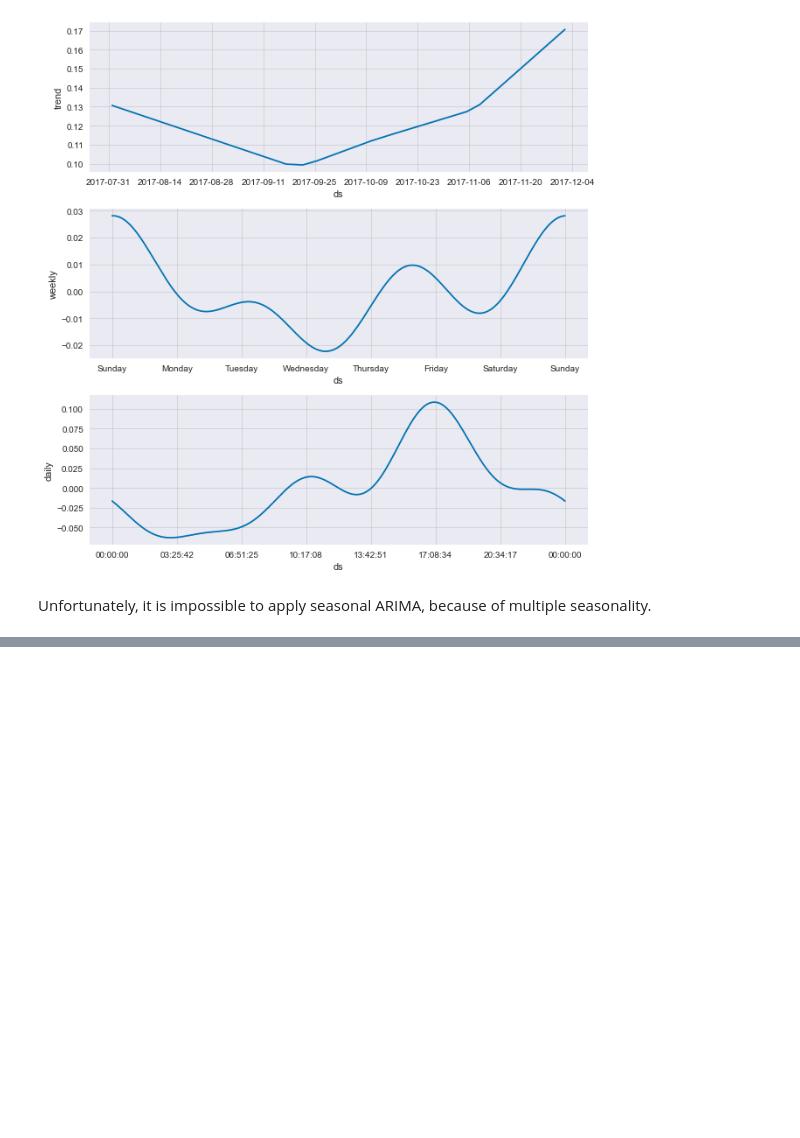
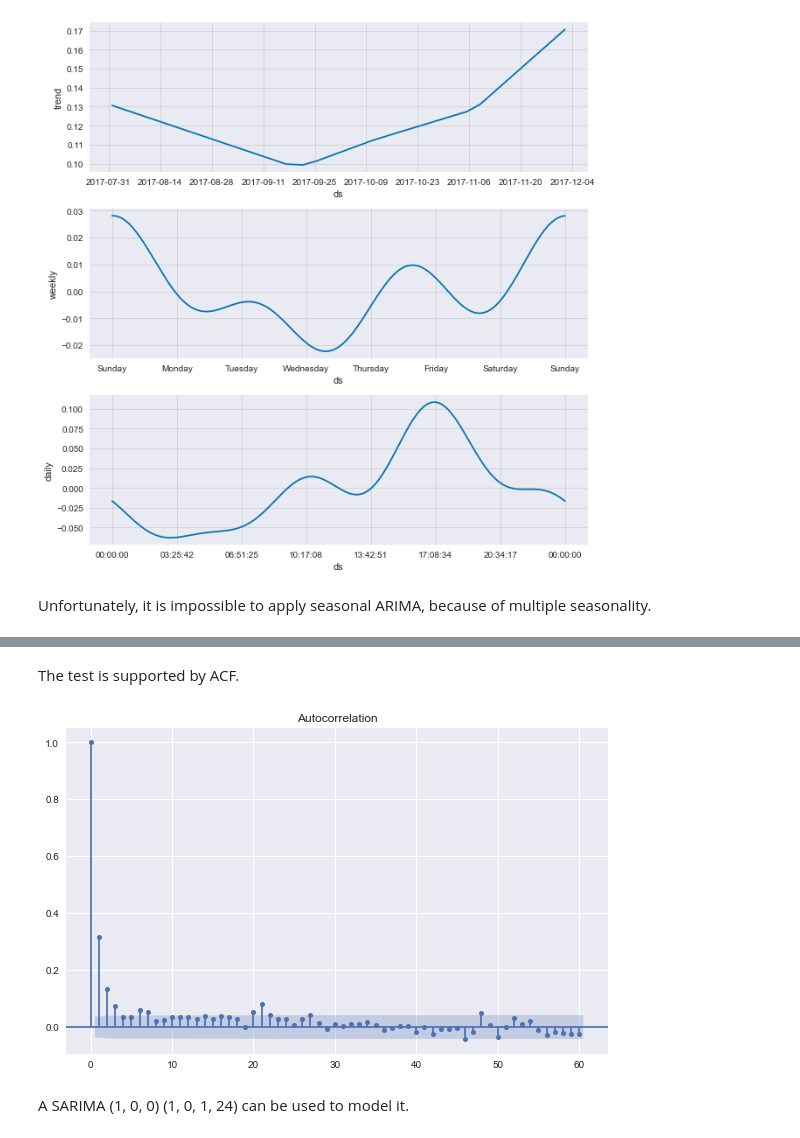
Before and after one commit to edxu96/elec_consumption, a Jupyter notebook: 01_forecast.ipynb, the cells around one changed output, grey strips where cells are left out. Drawn from its saved outputs; the diff is of its cells as text; code cells hidden in the pictures; blank space fills up the shorter version.

```diff
--- a/01_forecast.ipynb
+++ b/01_forecast.ipynb
@@ -276,0 +330,9 @@ Unfortunately, it is impossible to apply seasonal ARIMA, because of multiple sea
+# %% [markdown]
+The test is supported by ACF.
+# %%
+#hide_input
+plot_acf(data['zeroHourFbResid']['resid'].fillna(0), lags=60);
+# %% [output]
+[figure, added]
+# %% [markdown]
+A SARIMA (1, 0, 0) (1, 0, 1, 24) can be used to model it.
```
Also changed, not shown: parts of 18 cells of this notebook, 1 other file.
